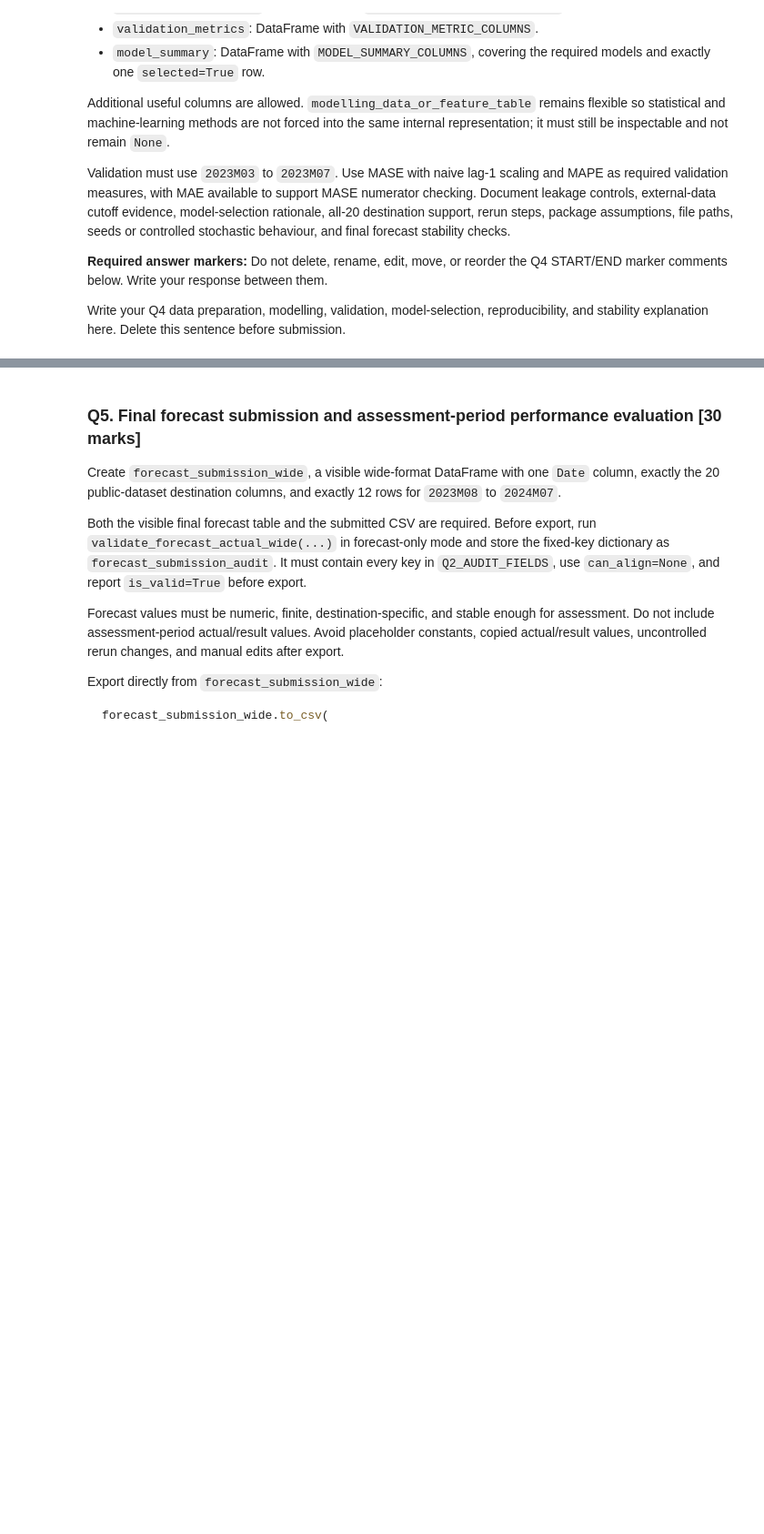
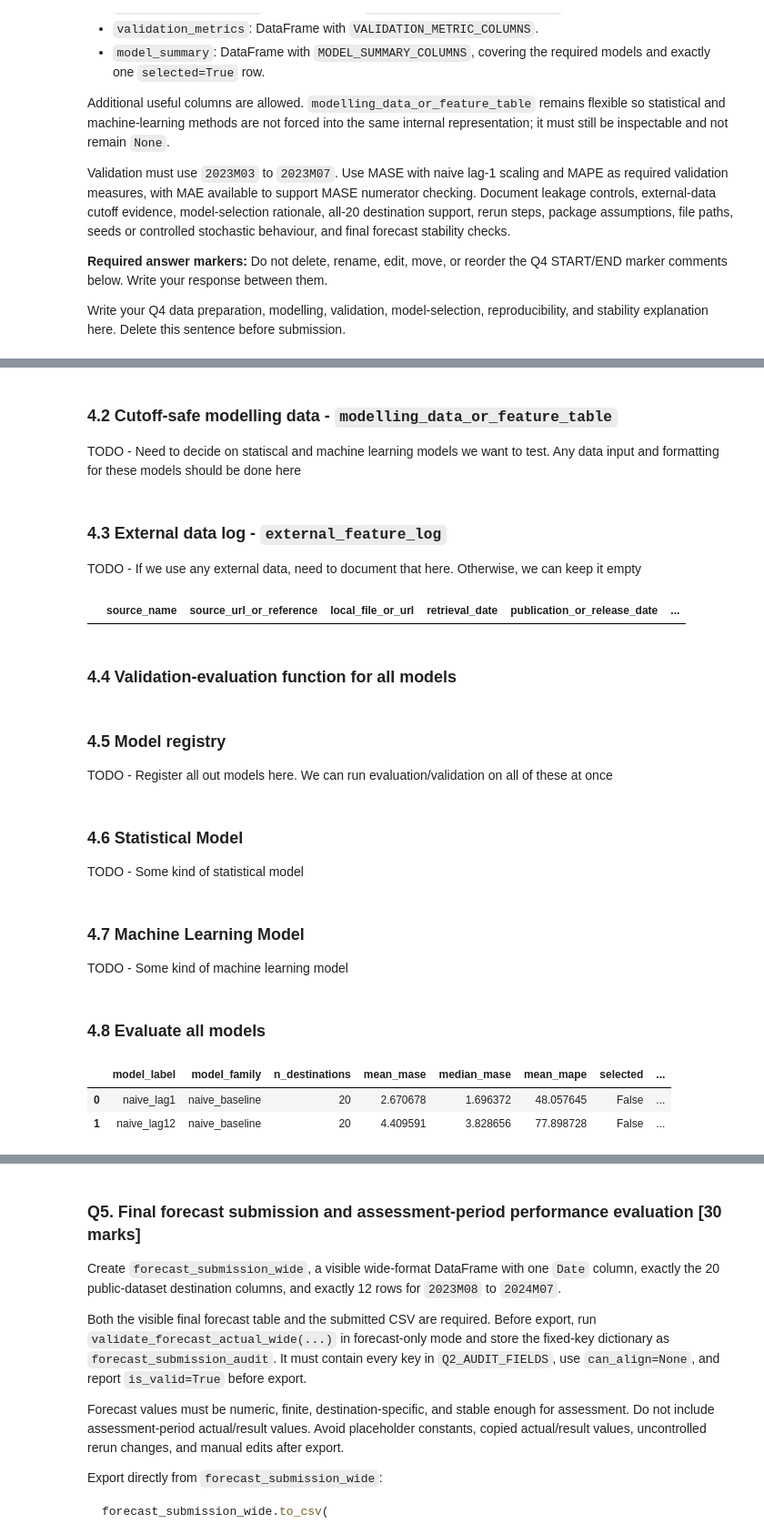
Before and after one commit to JoshHulett/SIT742-Asessment2-Group16, a Jupyter notebook: SIT742-2026T2-A2-Starter.ipynb, the cells around one changed output, grey strips where cells are left out. Shown at 91% size. Drawn from its saved outputs; the diff is of its cells as text; code cells hidden in the pictures; blank space fills up the shorter version.

```diff
--- a/SIT742-2026T2-A2-Starter.ipynb
+++ b/SIT742-2026T2-A2-Starter.ipynb
@@ -1206,0 +1227,3 @@ model_summary = None  # TODO: DataFrame with MODEL_SUMMARY_COLUMNS and exactly o
+# %% [markdown]
+### 4.2 Cutoff-safe modelling data - `modelling_data_or_feature_table`
+TODO - Need to decide on statiscal and machine learning models we want to test. Any data input and formatting for these models should be done here
@@ -1206,0 +1232,11 @@ model_summary = None  # TODO: DataFrame with MODEL_SUMMARY_COLUMNS and exactly o
+# %% [markdown]
+### 4.3 External data log - `external_feature_log`
+TODO - If we use any external data, need to document that here. Otherwise, we can keep it empty
+# %%
+# No external data yet, so this is emppty
+external_feature_log = pd.DataFrame(columns=EXTERNAL_FEATURE_LOG_COLUMNS)
+external_feature_log
+# %% [output]
+|  | source_name | source_url_or_reference | local_file_or_url | retrieval_date | publication_or_release_date | ... |
+# %% [markdown]
+### 4.4 Validation-evaluation function for all models
@@ -1206,0 +1272,3 @@ model_summary = None  # TODO: DataFrame with MODEL_SUMMARY_COLUMNS and exactly o
+# %% [markdown]
+### 4.5 Model registry
+TODO - Register all out models here. We can run evaluation/validation on all of these at once
@@ -1206,0 +1281,39 @@ model_summary = None  # TODO: DataFrame with MODEL_SUMMARY_COLUMNS and exactly o
+# %% [markdown]
+### 4.6 Statistical Model
+TODO - Some kind of statistical model
+# %% [markdown]
+### 4.7 Machine Learning Model
+TODO - Some kind of machine learning model
+# %% [markdown]
+### 4.8 Evaluate all models
+# %%
+validation_forecasts_parts = []
+validation_metrics_parts = []
+model_summary_rows = []
+
+for forecast_wide, label, family in [
+    (baseline_lag1_validation_forecast_wide, "naive_lag1", "naive_baseline"),
+    (baseline_lag12_validation_forecast_wide, "naive_lag12", "naive_baseline"),
+]:
+    dest_metrics, agg, family = evaluate_and_record(
+        forecast_wide, label, family, validation_forecasts_parts, validation_metrics_parts
+    )
+    model_summary_rows.append({
+        "model_label": label,
+        "model_family": family,
+        **agg,
+        "selected": False,
+        "selection_rationale": "",
+        "reproducibility_notes": "",
+        "stability_notes": "",
+    })
+
+validation_forecasts = pd.concat(validation_forecasts_parts, ignore_index=True)
+validation_metrics = pd.concat(validation_metrics_parts, ignore_index=True)
+model_summary = pd.DataFrame(model_summary_rows)[MODEL_SUMMARY_COLUMNS]
+
+model_summary.sort_values("mean_mase")
+# %% [output]
+|  | model_label | model_family | n_destinations | mean_mase | median_mase | mean_mape | selected | ... |
+| 0 | naive_lag1 | naive_baseline | 20 | 2.670678 | 1.696372 | 48.057645 | False | ... |
+| 1 | naive_lag12 | naive_baseline | 20 | 4.409591 | 3.828656 | 77.898728 | False | ... |
```
Also changed, not shown: parts of 8 cells of this notebook.
